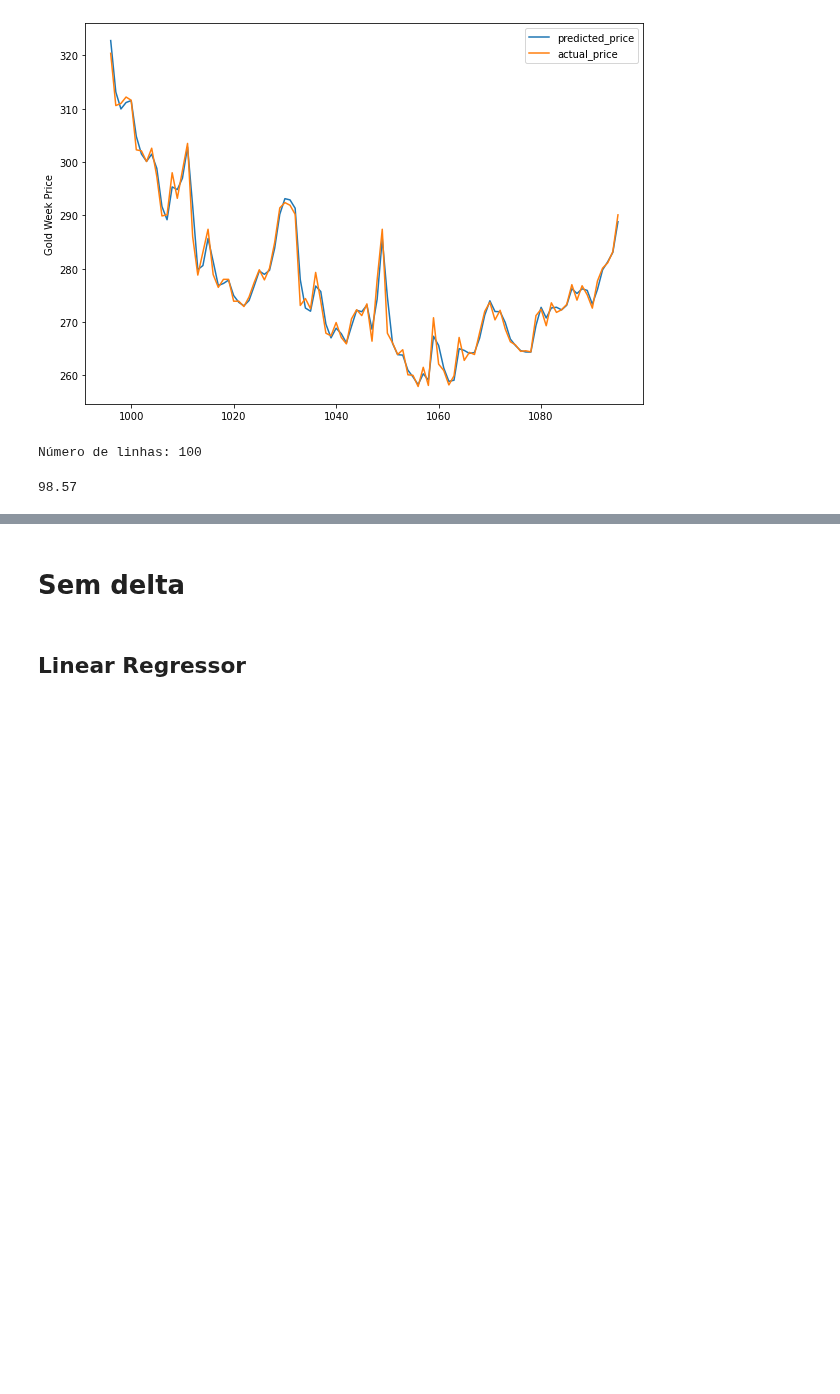
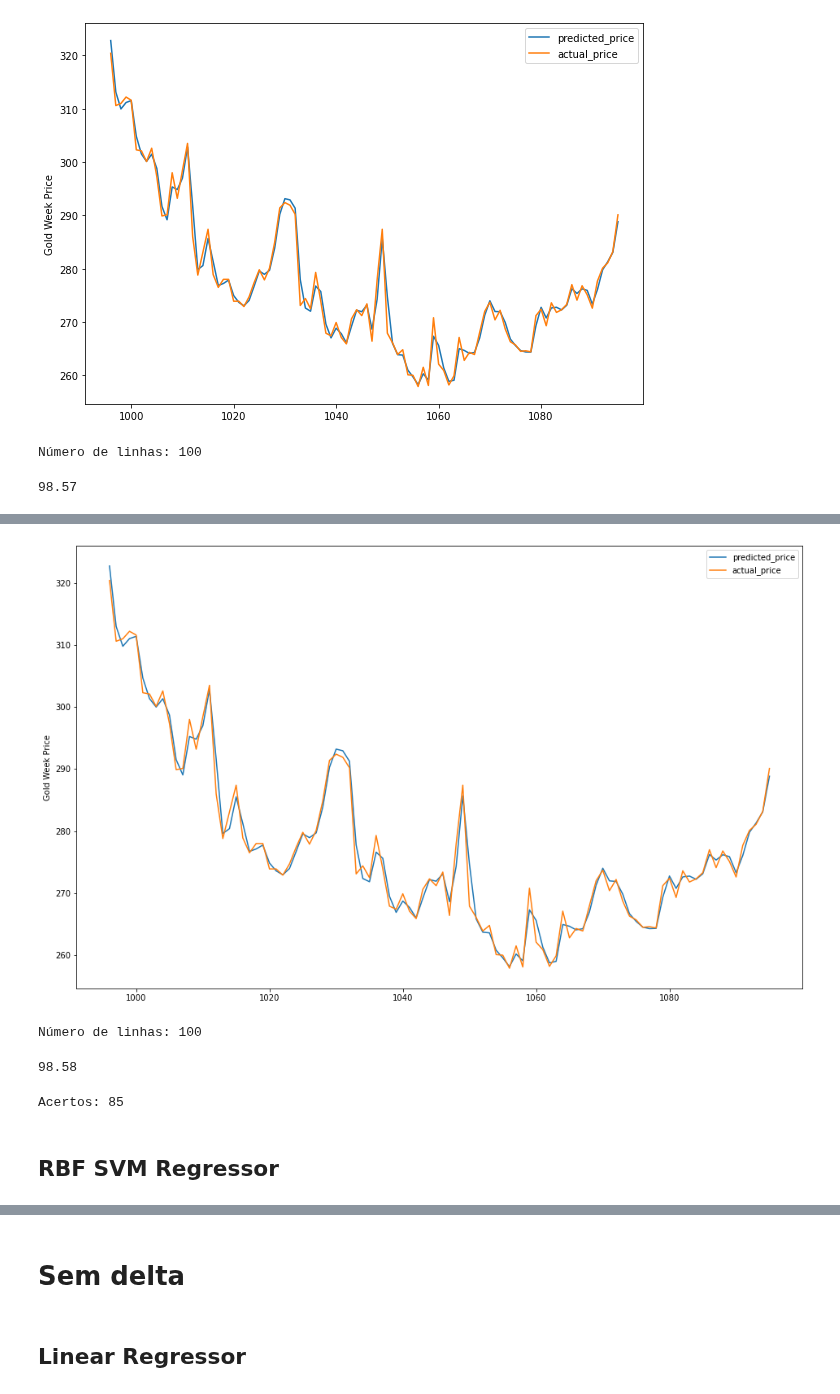
Before and after one commit to andisantos/MO431-432, a Jupyter notebook: MO432/T3/gil.ipynb, the cells around one changed output, grey strips where cells are left out. Drawn from its saved outputs; the diff is of its cells as text; code cells hidden in the pictures; blank space fills up the shorter version.

```diff
--- a/MO432/T3/gil.ipynb
+++ b/MO432/T3/gil.ipynb
@@ -353,0 +387,28 @@ float("{0:.2f}".format(r2_score))
+# %%
+epsilon_list = [0.1, 0.3]
+C_list = 2**(np.random.uniform(-5, 15, 10))
+final_r2 = np.NINF
+for C_value in C_list:
+    epsilon_value = random.choice(epsilon_list)
+    lsvmr = LinearSVR(epsilon = epsilon_value, C = C_value, max_iter = 10000).fit(X_train, y_train)
+    predicted_price = lsvmr.predict(X_test)
+    r2_score = lsvmr.score(X_test, y_test)
+    if r2_score > final_r2:
+        final_r2 = r2_score
+        final_epsilon = epsilon_value
+        final_C = C_value
+        final_coef0 = lsvmr.coef_[0]
+        final_coef1 = lsvmr.coef_[1]
+        final_coef2 = lsvmr.coef_[2]
+        final_coef3 = lsvmr.coef_[3]
+        final_intercept = lsvmr.intercept_
+print("Resultado da busca por hiperparâmetros:")
+print("Melhor R2 = {}".format(final_r2))
+print("Valor do epsilon = {}".format(final_epsilon))
+print("Valor do C = {}".format(final_C))
+print("Linear SVM Regressor model")
+print("Gold Week Price (y) = %.2f * Delta (x1) \
++ %.2f * 3 Days Moving Average (x2) \
++ %.2f * 5 Days Moving Average (x3) \
++ %.2f * 7 Days Moving Average (x4) \
++ %.2f (constant)" % (final_coef0, final_coef1, final_coef2, final_coef3, final_intercept))
@@ -353,0 +422,37 @@ float("{0:.2f}".format(r2_score))
+# %%
+lsvmr = LinearSVR(epsilon = final_epsilon, C = final_C, max_iter = 10000).fit(X_train, y_train)
+predicted_price = lsvmr.predict(X_test)
+d = {'actual_price': y_test,'predicted_price': predicted_price}
+df = pd.DataFrame(data=d)
+df['actual_var'] = df.actual_price.shift(1) - df.actual_price
+df['actual_var_sign'] = np.sign(df.actual_var)
+df['predicted_var'] = df.predicted_price.shift(1) - df.predicted_price
+df['predicted_var_sign'] = df.predicted_var/abs(df.predicted_var)
+df['correct_prediction'] = np.equal(df.actual_var_sign, df.predicted_var_sign)
+predicted_price = pd.DataFrame(
+    predicted_price, index=y_test.index, columns=['price'])
+predicted_price.plot(figsize=(16, 10))
+y_test.plot()
+plt.legend(['predicted_price', 'actual_price'])
+plt.ylabel("Gold Week Price")
+plt.show()
+# %% [output]
+[figure, added]
+# %%
+df.head(30)
+print("Número de linhas: {}".format(df.shape[0]))
+# %% [output]
+Número de linhas: 100
+# %%
+r2_score = lsvmr.score(X_test, y_test)*100
+float("{0:.2f}".format(r2_score))
+# %% [output]
+98.58
+# %%
+res = df.query('correct_prediction == True')
+acertos = res.shape[0]
+print("Acertos: {}".format(acertos))
+# %% [output]
+Acertos: 85
+# %% [markdown]
+## RBF SVM Regressor
```
Also changed, not shown: parts of 25 cells of this notebook.
